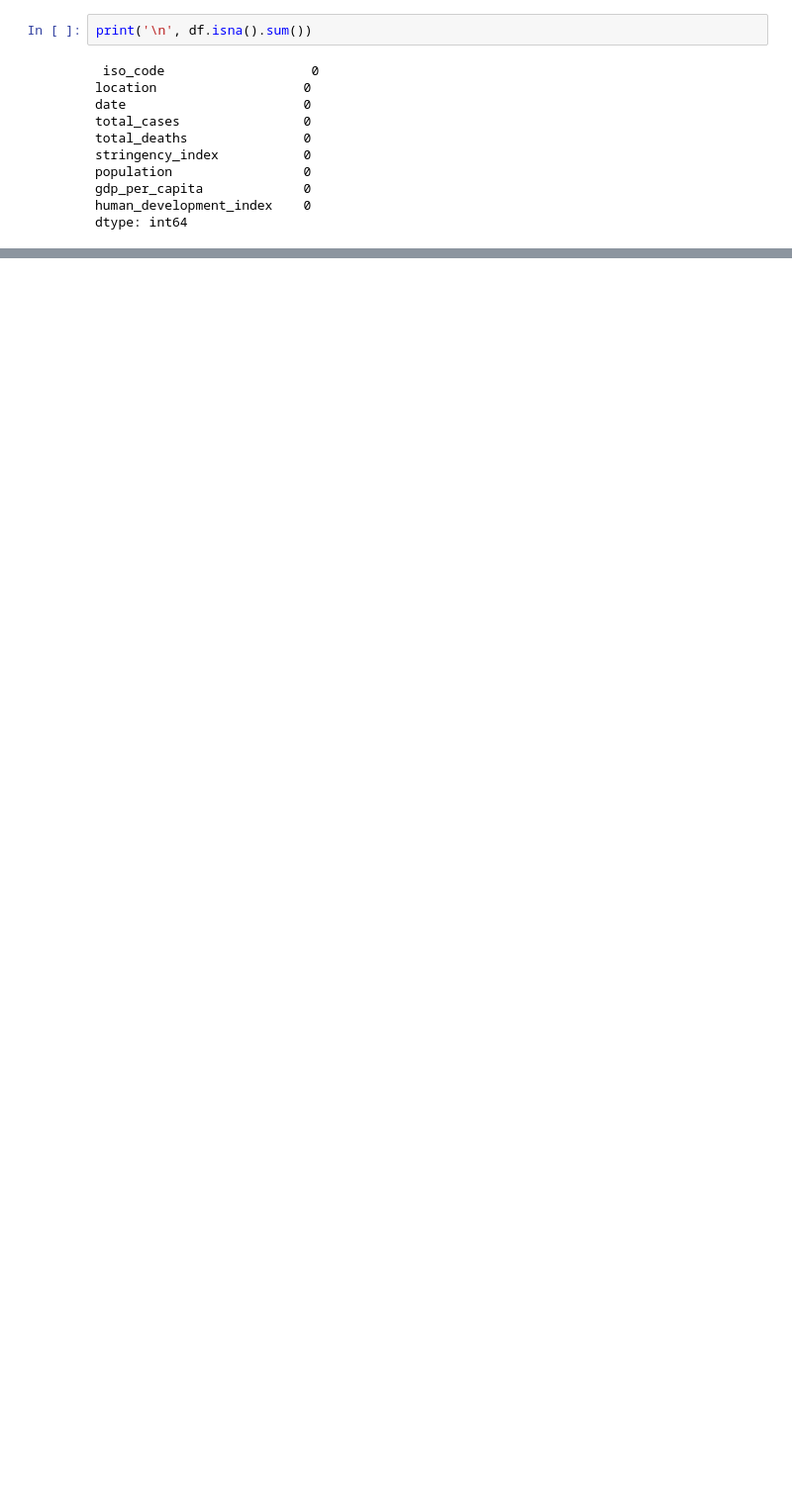
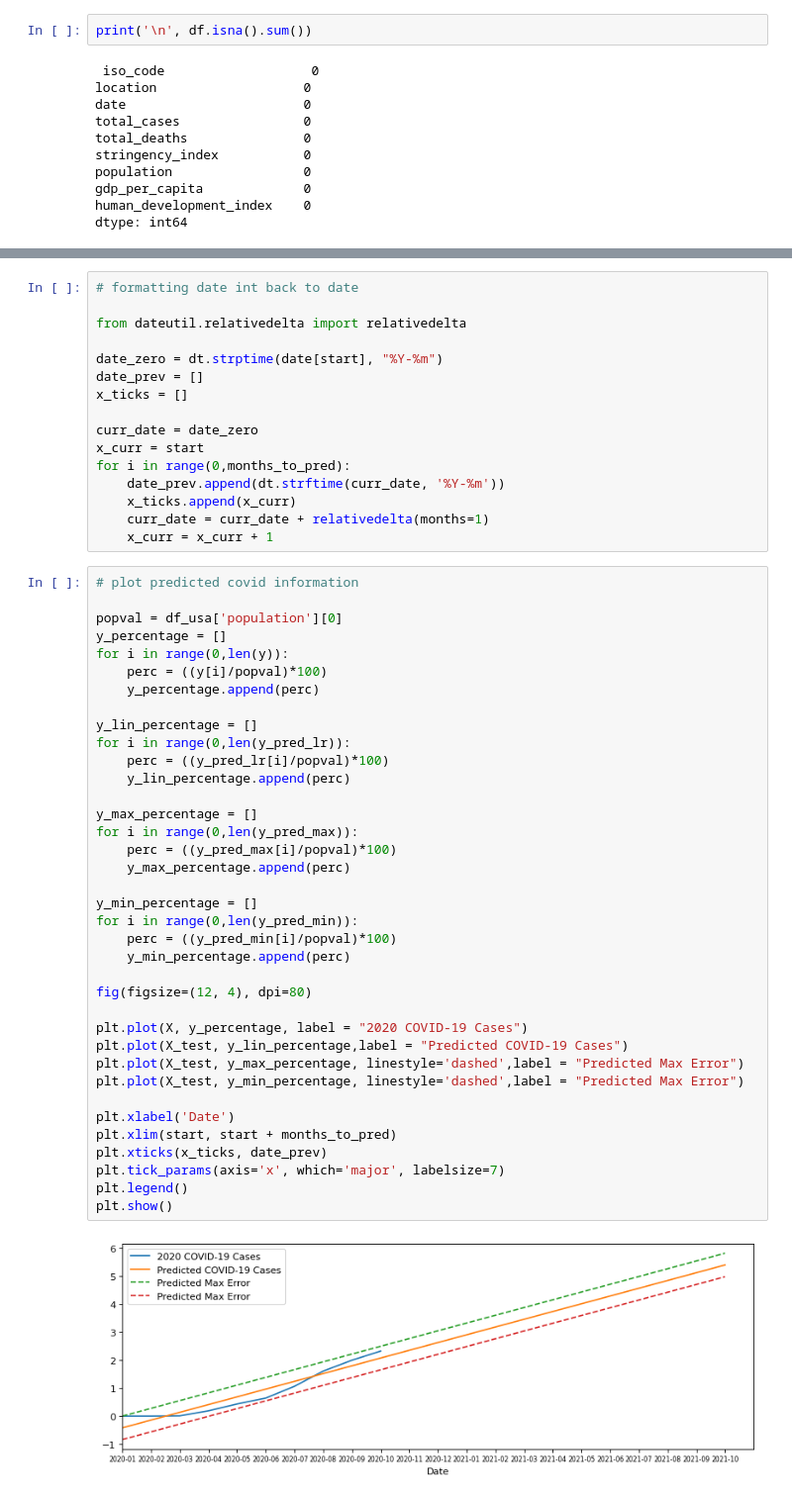
Before and after one commit to gitviviane/cisc520-project, a Jupyter notebook: cisc520-project-team4.ipynb, the cells around one changed output, grey strips where cells are left out. Shown: that part at 99% size. Drawn from its saved outputs; the diff is of its cells as text; blank space fills up the shorter version.

```diff
--- a/cisc520-project-team4.ipynb
+++ b/cisc520-project-team4.ipynb
@@ -148,0 +337,55 @@ dtype: int64
+# %%
+# formatting date int back to date
+
+from dateutil.relativedelta import relativedelta
+
+date_zero = dt.strptime(date[start], "%Y-%m")
+date_prev = []
+x_ticks = []
+
+curr_date = date_zero
+x_curr = start
+for i in range(0,months_to_pred):
+    date_prev.append(dt.strftime(curr_date, '%Y-%m'))
+    x_ticks.append(x_curr)
+    curr_date = curr_date + relativedelta(months=1)
+    x_curr = x_curr + 1
+# %%
+# plot predicted covid information
+
+popval = df_usa['population'][0]
+y_percentage = []
+for i in range(0,len(y)):
+    perc = ((y[i]/popval)*100)
+    y_percentage.append(perc)
+
+y_lin_percentage = []
+for i in range(0,len(y_pred_lr)):
+    perc = ((y_pred_lr[i]/popval)*100)
+    y_lin_percentage.append(perc)
+
+y_max_percentage = []
+for i in range(0,len(y_pred_max)):
+    perc = ((y_pred_max[i]/popval)*100)
+    y_max_percentage.append(perc)
+
+y_min_percentage = []
+for i in range(0,len(y_pred_min)):
+    perc = ((y_pred_min[i]/popval)*100)
+    y_min_percentage.append(perc)
+
+fig(figsize=(12, 4), dpi=80)
+
+plt.plot(X, y_percentage, label = "2020 COVID-19 Cases")
+plt.plot(X_test, y_lin_percentage,label = "Predicted COVID-19 Cases")
+plt.plot(X_test, y_max_percentage, linestyle='dashed',label = "Predicted Max Error")
+plt.plot(X_test, y_min_percentage, linestyle='dashed',label = "Predicted Max Error")
+
+plt.xlabel('Date')
+plt.xlim(start, start + months_to_pred)
+plt.xticks(x_ticks, date_prev)
+plt.tick_params(axis='x', which='major', labelsize=7)
+plt.legend()
+plt.show()
+# %% [output]
+[figure, added]
```
Also changed, not shown: parts of 21 cells of this notebook.
